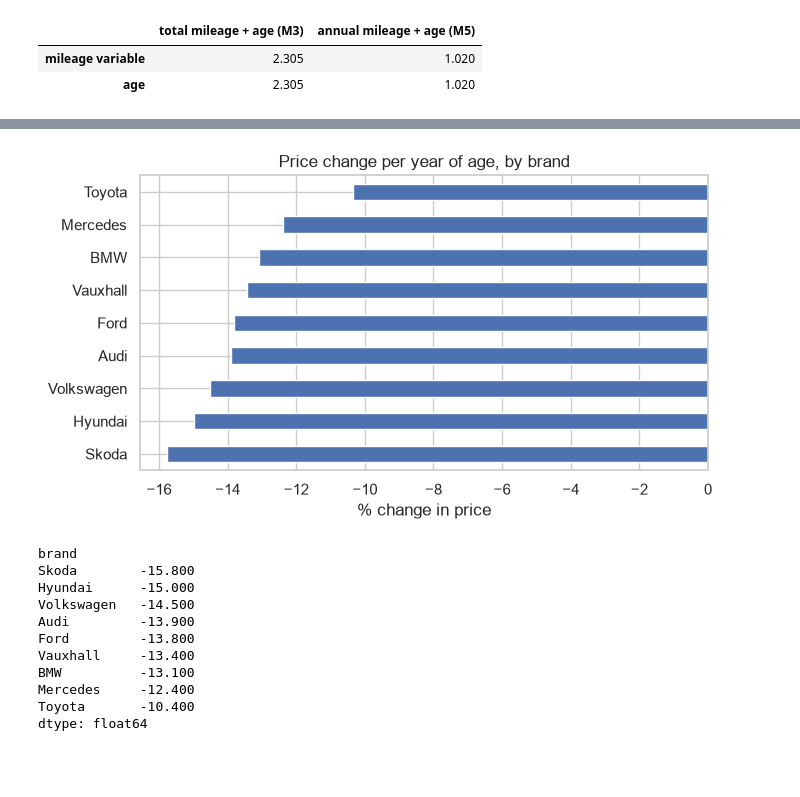
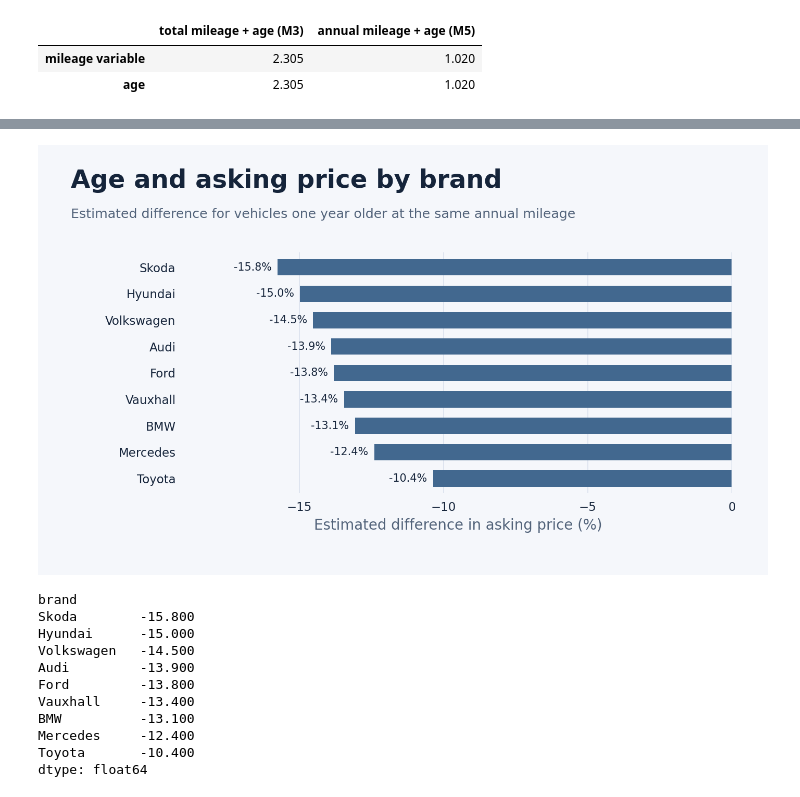
Before and after one commit to seonghyundanny-gif/uk-used-car-price-analysis, a Jupyter notebook: notebooks/03_regression.ipynb, the cells around one changed output, grey strips where cells are left out. Drawn from its saved outputs; the diff is of its cells as text; code cells hidden in the pictures; blank space fills up the shorter version.

```diff
--- a/notebooks/03_regression.ipynb
+++ b/notebooks/03_regression.ipynb
@@ -121,13 +154,33 @@ M5 is estimated separately for each brand, to check that the age effect is not d
 # %%
-by_brand = (df.groupby("brand")
-              .apply(lambda d: pct_effect(smf.ols("log_price ~ annual_mileage_k + age", d).fit().params["age"]))
-              .sort_values())
-ax = by_brand.plot.barh(figsize=(7, 4), color="#4C72B0")
-ax.set(title="Price change per year of age, by brand", xlabel="% change in price", ylabel="")
-plt.tight_layout(); plt.savefig(FIG_DIR / "05_age_effect_by_brand.png", dpi=150); plt.show()
+by_brand = (
+    df.groupby("brand")[["log_price", "annual_mileage_k", "age"]]
+    .apply(lambda d: pct_effect(smf.ols("log_price ~ annual_mileage_k + age", d).fit().params["age"]))
+    .sort_values()
+)
+fig, ax = plt.subplots(figsize=(8.5, 5), facecolor=background)
+fig.subplots_adjust(left=0.20, right=0.95, top=0.75, bottom=0.19)
+ax.set_facecolor(background)
+by_brand.plot.barh(ax=ax, width=0.62, color="#42688F", edgecolor="none")
+ax.invert_yaxis()
+ax.set(xlim=(-19, 0), xlabel="Estimated difference in asking price (%)", ylabel="")
+ax.set_xticks([-15, -10, -5, 0])
+ax.tick_params(axis="both", length=0, pad=7, labelcolor=ink, labelsize=10)
+ax.xaxis.label.set_color(muted)
+ax.bar_label(ax.containers[0], fmt="%.1f%%", padding=5, fontsize=9, color=ink)
+ax.grid(False)
+ax.grid(axis="x", color="#DCE3EE", linewidth=0.8)
+ax.set_axisbelow(True)
+for spine in ax.spines.values():
+    spine.set_visible(False)
+
+fig.text(0.045, 0.90, "Age and asking price by brand", fontsize=21, weight="bold", color=ink)
+fig.text(0.045, 0.83, "Estimated difference for vehicles one year older at the same annual mileage", fontsize=11, color=muted)
+fig.savefig(FIG_DIR / "05_age_effect_by_brand.png", dpi=165)
+plt.show()
+plt.close(fig)
 by_brand.round(1)
 # %% [output]
-[figure, old version]
+[figure, new version]
 brand
 Skoda        -15.800
 Hyundai      -15.000
```
Also changed, not shown: parts of 8 cells of this notebook, 5 other files.
